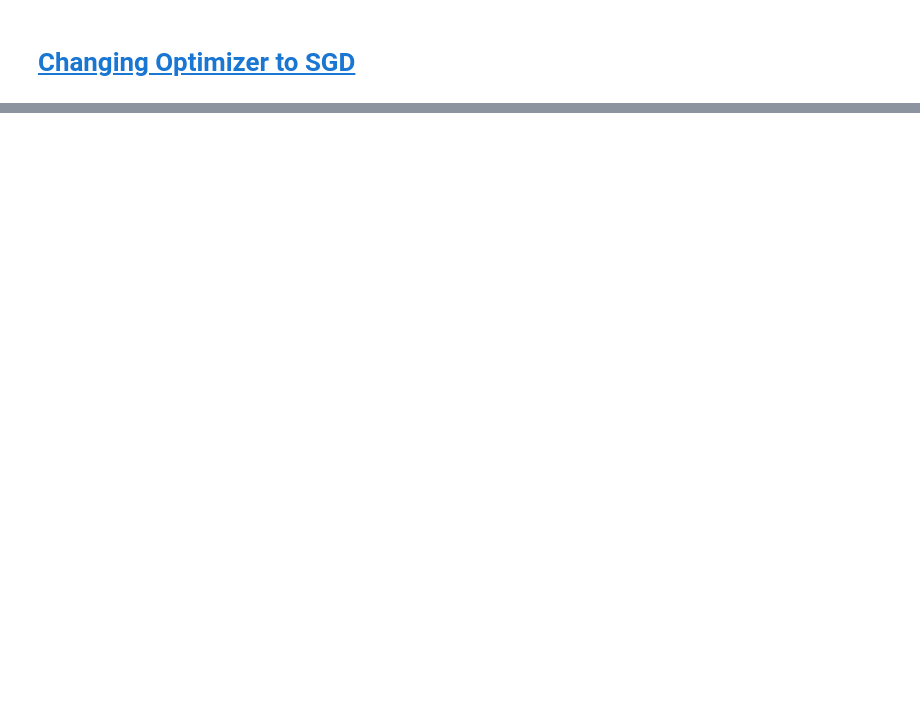
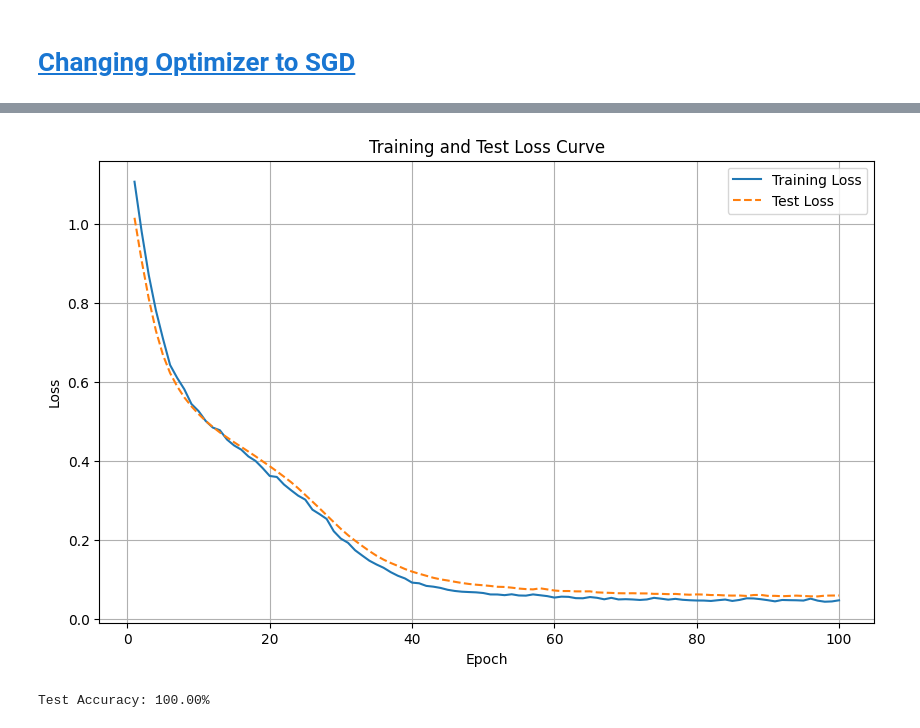
Before and after one commit to usafhulk/deep-neural-network-breast-cancer-classification, a Jupyter notebook: Deep Neural Network for Breast Cancer Classification v_2.ipynb, the cells around one changed output, grey strips where cells are left out. Saved outputs shown, nothing was run; the diff lists cells and outputs as text; code cells hidden in the pictures; blank space fills up the shorter version.

```diff
--- a/Deep Neural Network for Breast Cancer Classification v_2.ipynb
+++ b/Deep Neural Network for Breast Cancer Classification v_2.ipynb
@@ -358,0 +530,8 @@ Epoch [10/10], Train Loss: 0.0802, Test Loss: 0.1165
+# %%
+# Create DataLoader for training and test sets
+train_dataset_iris = TensorDataset(X_train_iris, y_train_iris)  # Create a TensorDataset for training data
+test_dataset_iris = TensorDataset(X_test_iris, y_test_iris)     # Create a TensorDataset for test data
+
+# Create DataLoader for training and test sets
+train_loader_iris = DataLoader(train_dataset_iris, batch_size=32, shuffle=True)   # DataLoader for training data
+test_loader_iris = DataLoader(test_dataset_iris, batch_size=32, shuffle=False)    # DataLoader for test data
@@ -358,0 +540,14 @@ Epoch [10/10], Train Loss: 0.0802, Test Loss: 0.1165
+# %%
+class IrisNet(nn.Module):
+    def __init__(self, hidden_units=32):
+        super(IrisNet, self).__init__()  # Call the parent class constructor
+        self.fc1 = nn.Linear(4, hidden_units)  # First layer: 4 input features (Iris dataset), hidden_units outputs
+        self.fc2 = nn.Linear(hidden_units, 3)  # Output layer: hidden_units inputs, 3 outputs (3 classes)
+
+    def forward(self, x):
+        x = torch.relu(self.fc1(x))  # Apply ReLU activation after first layer
+        x = self.fc2(x)              # Output logits for 3 classes
+        return x
+
+model = IrisNet(hidden_units=8)  # Instantiate the model with 8 hidden units
+print(model)  # Print the model architecture
@@ -358,0 +615,27 @@ Epoch [10/10], Train Loss: 0.0802, Test Loss: 0.1165
+# %%
+# Plotting the Loss curves
+plt.figure(figsize=(10,6))  # Create a new figure with a size of 10x6 inches
+plt.plot(range(1, epochs + 1), train_losses, label="Training Loss")  # Plot training loss for each epoch
+plt.plot(range(1, epochs + 1), test_losses, label='Test Loss', linestyle='--')  # Plot test loss for each epoch with dashed line
+plt.xlabel('Epoch')  # Label the x-axis as 'Epoch'
+plt.ylabel('Loss')  # Label the y-axis as 'Loss'
+plt.title('Training and Test Loss Curve')  # Set the plot title
+plt.legend()  # Display the legend to differentiate between training and test loss
+plt.grid(True)  # Show grid lines for better readability
+plt.show()  # Render and display the plot
+# %% [output]
+[figure, added]
+# %%
+# Calculate accuracy on test set
+model.eval()  # Set the model to evaluation mode (disables dropout, etc.)
+correct = 0  # Initialize counter for correct predictions
+total = 0    # Initialize counter for total samples
+with torch.no_grad():  # Disable gradient computation for evaluation
+    for X_batch, y_batch in test_loader_iris:  # Iterate over batches in the test DataLoader
+        outputs = model(X_batch)  # Get model predictions (logits) for the batch
+        _, predicted = torch.max(outputs, 1)  # Get the predicted class indices
+        total += y_batch.size(0)  # Increment total by the batch size
+        correct += (predicted == y_batch).sum().item()  # Increment correct by number of correct predictions in batch
+print(f'Test Accuracy: {100 * correct / total:.2f}%')  # Print the test accuracy as a percentage
+# %% [output]
+Test Accuracy: 100.00%
```
Also changed, not shown: parts of 17 cells of this notebook.
